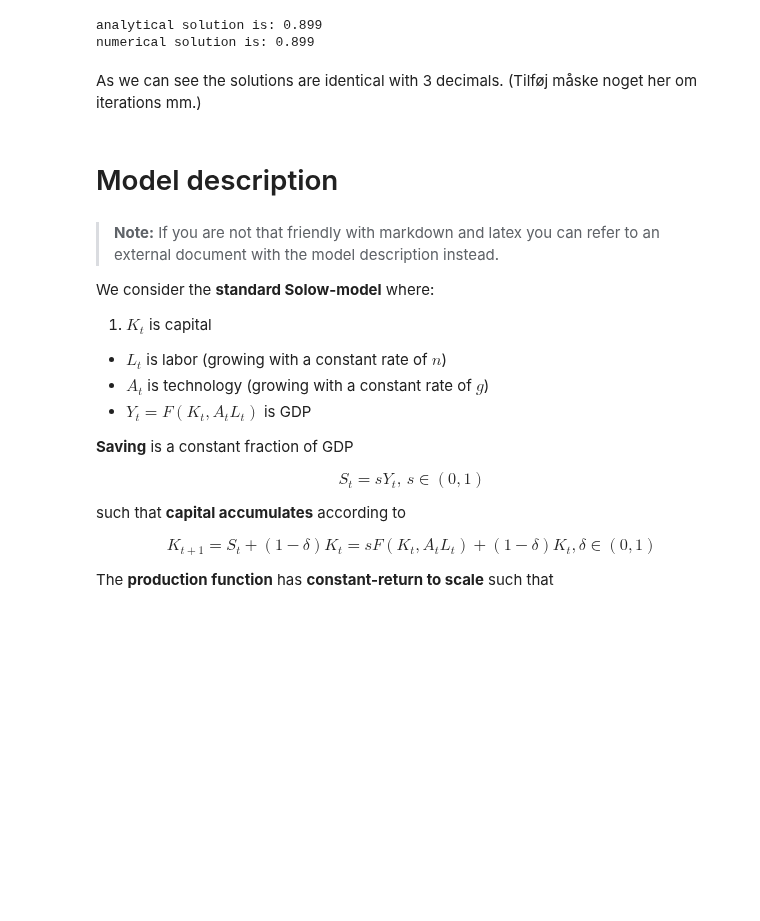
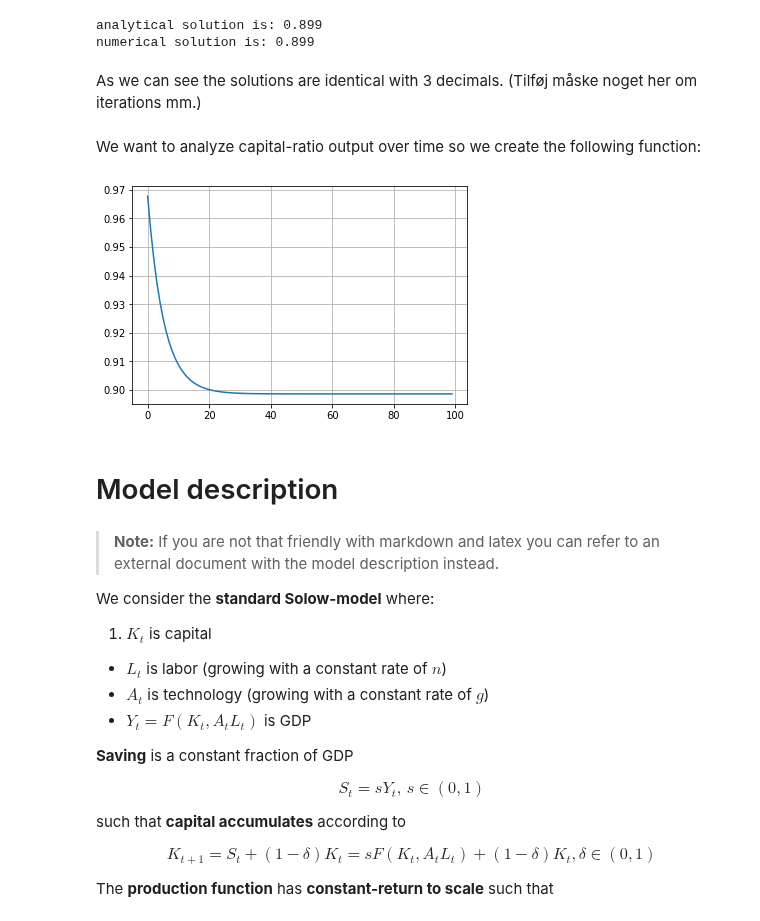
Before and after one commit to NumEconCopenhagen/projects-2020-jop, a Jupyter notebook: modelproject/modelproject.ipynb, the cells around one changed output. Cells and saved outputs as stored; diff of their text form; code cells hidden in the pictures; blank space fills up the shorter version.

```diff
--- a/modelproject/modelproject.ipynb
+++ b/modelproject/modelproject.ipynb
@@ -224,6 +224,51 @@ analytical solution is: 0.899
 numerical solution is: 0.899
 # %% [markdown]
 As we can see the solutions are identical with 3 decimals. (Tilføj måske noget her om iterations mm.)
+# %% [markdown]
+We want to analyze capital-ratio output over time so we create the following function:
+# %%
+# a. generate function for transition equation for the capital-output ratio
+def trans_eq(Z0,alpha,beta,delta,s,g,n,t):
+
+    '''Function creates an interactive plot based on the transition equation
+
+    input:
+    Z0 = capital-ratio output in first period
+    alpha = ...
+    beta = ...
+    delta = deprication
+    s = rate of saving
+    g = technology growth
+    n = population growth
+    t = periods
+
+    output:
+    Z_t1 = capital-ratio output in next period
+
+    '''
+
+    # i. create two empty list
+    Z_t = [Z0] # contains capital-output ratio in first period
+    Z_t1 = []
+
+    i = 1
+
+    # ii. create a loop which generates two lists for both z_t1 and z_t
+    while i <= t:
+        Z_t.append(((s+Z_t[-1]*(1-delta))**(1-alpha)*Z_t[-1]**alpha)/(((1+n)*(1+g))**beta)) # Adds to list for z_t
+        Z_t1.append(((s+Z_t[-1]*(1-delta))**(1-alpha)*Z_t[-1]**alpha)/(((1+n)*(1+g))**beta)) # Adds to list for z_t1
+
+        i += 1
+
+    # iii. generate plot
+    plt.plot(Z_t1)
+    plt.grid(True)
+    return plt.show()
+
+# b. call function
+trans_eq(1,alpha,beta,delta,s,g,n,100)
+# %% [output]
+[figure, added]
 # %% [markdown]
 # Model description
 # %% [markdown]
```
